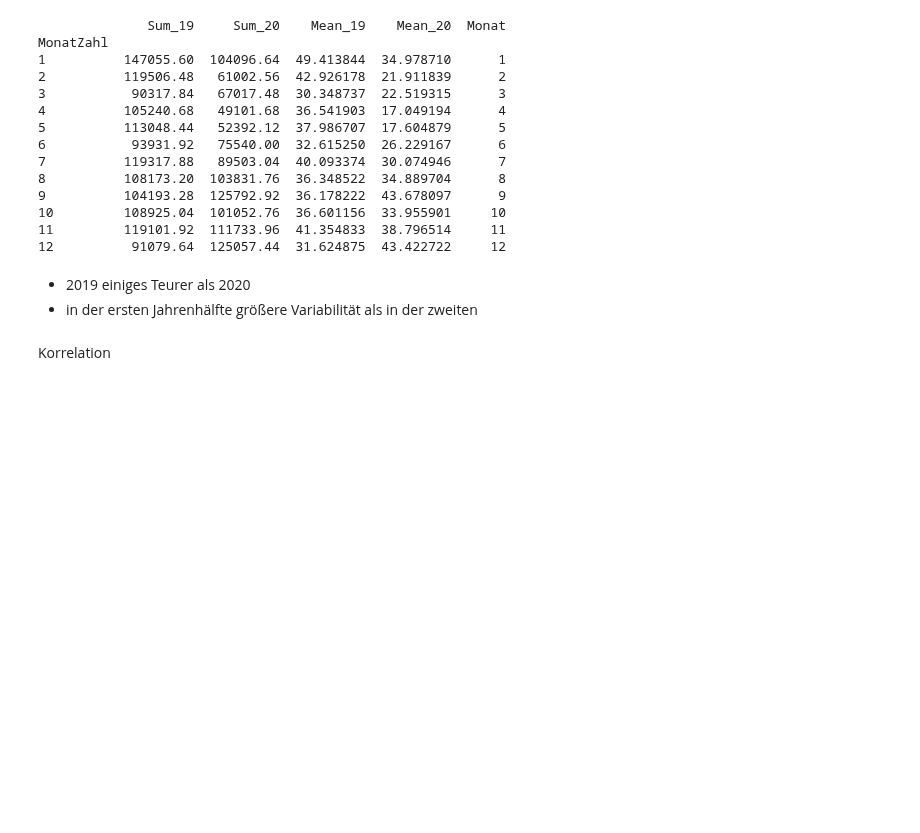
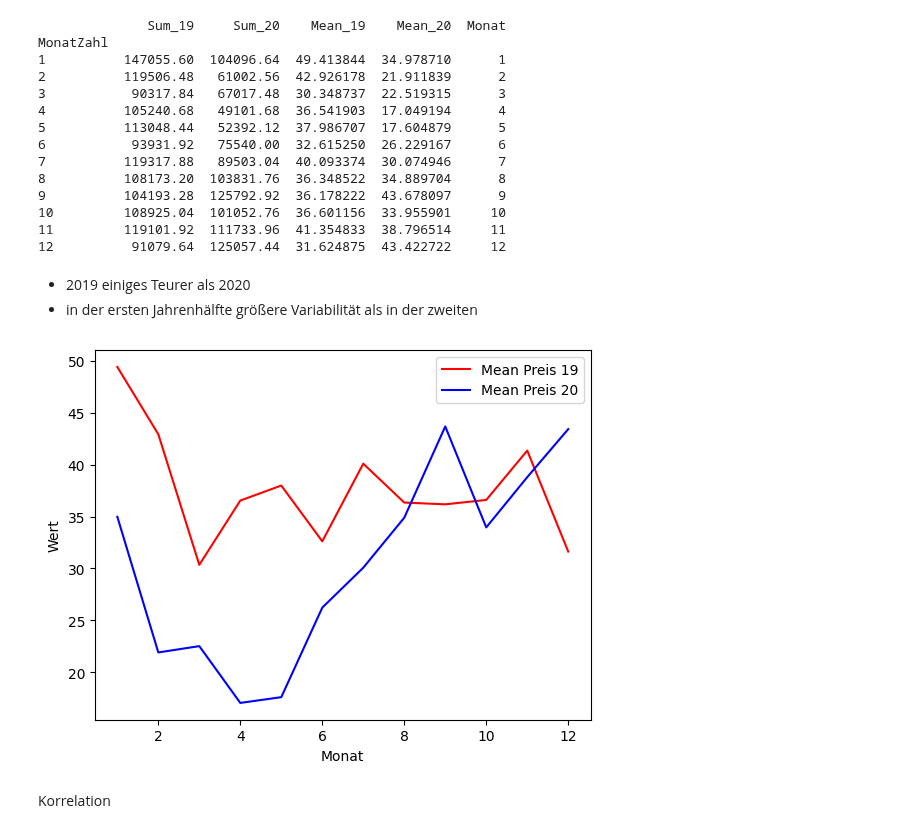
Before and after one commit to M-123-456/team-6-energy-costs, a Jupyter notebook: correlationBekki.ipynb, the cells around one changed output. Saved outputs shown, nothing was run; the diff lists cells and outputs as text; code cells hidden in the pictures; blank space fills up the shorter version.

Commit message:
Plots zur Veranschaulichung

```diff
--- a/correlationBekki.ipynb
+++ b/correlationBekki.ipynb
@@ -158,6 +122,16 @@ MonatZahl
 # %% [markdown]
 - 2019 einiges Teurer als 2020
 - in der ersten Jahrenhälfte größere Variabilität als in der zweiten
+# %%
+
+plt.plot(sum_1920['Monat'], sum_1920['Mean_19'], color='red', label='Mean Preis 19')
+plt.plot(sum_1920['Monat'], sum_1920['Mean_20'], color='blue', label='Mean Preis 20')
+plt.xlabel('Monat')
+plt.ylabel('Wert')
+plt.legend()
+plt.show()
+# %% [output]
+[figure, added]
 # %% [markdown]
 Korrelation
 # %%
```
Also changed, not shown: parts of 13 cells of this notebook.
